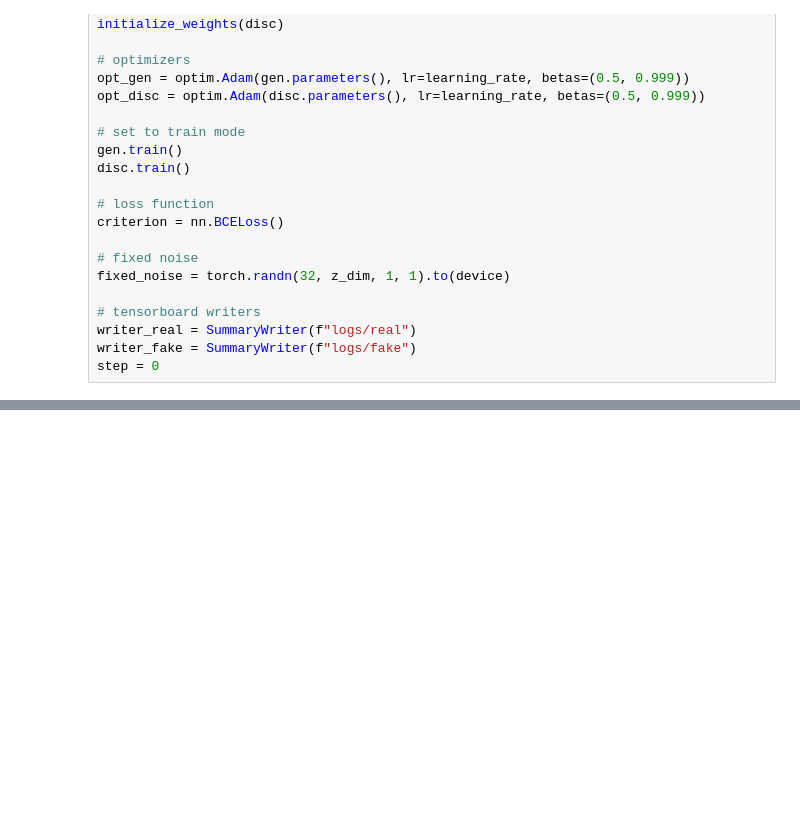
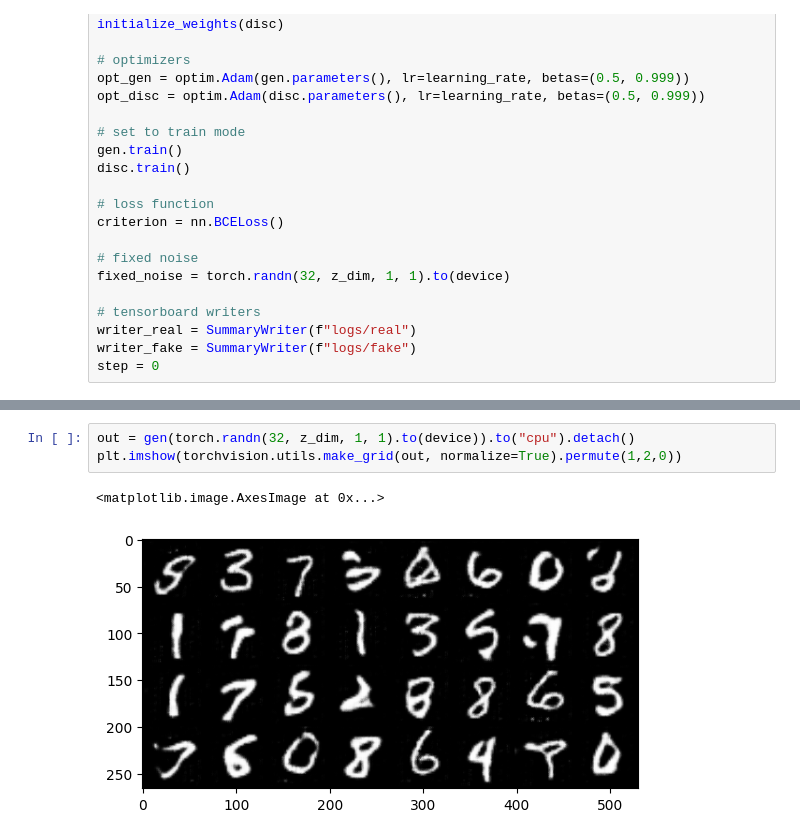
Before and after one commit to 0ssamaak0/Study-Notebooks, a Jupyter notebook: GANs/2_DCGAN.ipynb, the cells around one changed output, grey strips where cells are left out. Cells and saved outputs as stored; diff of their text form; blank space fills up the shorter version.

```diff
--- a/GANs/2_DCGAN.ipynb
+++ b/GANs/2_DCGAN.ipynb
@@ -229,0 +244,6 @@ Epoch: [5/100] \ LossD: 0.45544180, LossG: 0.79580140
+# %%
+out = gen(torch.randn(32, z_dim, 1, 1).to(device)).to("cpu").detach()
+plt.imshow(torchvision.utils.make_grid(out, normalize=True).permute(1,2,0))
+# %% [output]
+<matplotlib.image.AxesImage at 0x...>
+[figure, added]
```
Also changed, not shown: parts of 3 cells of this notebook, 3 other files.
